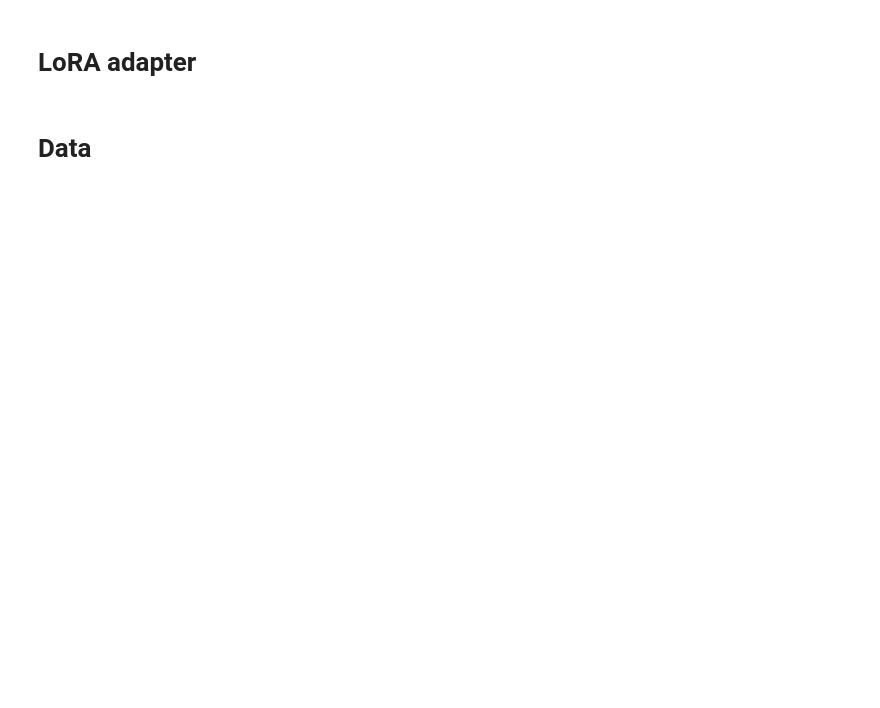
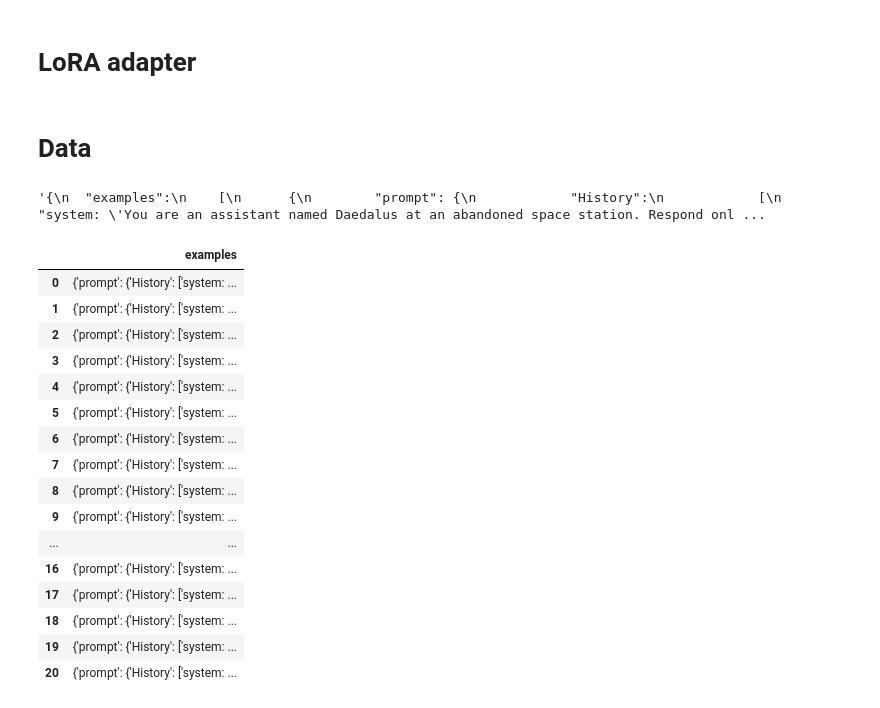
Before and after one commit to Timik232/LLM_LoRa, a Jupyter notebook: llama31_train.ipynb, the cells around one changed output. Cells and saved outputs as stored; diff of their text form; code cells hidden in the pictures; blank space fills up the shorter version.

Commit message:
fixed code for training

```diff
--- a/llama31_train.ipynb
+++ b/llama31_train.ipynb
@@ -238,0 +267,30 @@ model = get_peft_model(model, peft_config)
+# %%
+import os
+with open(os.path.join("data", "daedalus.json"), 'r', encoding='utf-8') as file:
+    json_data = file.read()
+# %%
+json_data
+# %% [output]
+'{\n  "examples":\n    [\n      {\n        "prompt": {\n            "History":\n            [\n                "system: \'You are an assistant named Daedalus at an abandoned space station. Respond onl ...
+# %%
+from io import StringIO
+train_dataset = pd.read_json(StringIO(json_data)).reset_index(drop=True)
+train_dataset
+# %% [output]
+|  | examples |
+| 0 | {'prompt': {'History': ['system: ... |
+| 1 | {'prompt': {'History': ['system: ... |
+| 2 | {'prompt': {'History': ['system: ... |
+| 3 | {'prompt': {'History': ['system: ... |
+| 4 | {'prompt': {'History': ['system: ... |
+| 5 | {'prompt': {'History': ['system: ... |
+| 6 | {'prompt': {'History': ['system: ... |
+| 7 | {'prompt': {'History': ['system: ... |
+| 8 | {'prompt': {'History': ['system: ... |
+| 9 | {'prompt': {'History': ['system: ... |
+| ... | ... |
+| 16 | {'prompt': {'History': ['system: ... |
+| 17 | {'prompt': {'History': ['system: ... |
+| 18 | {'prompt': {'History': ['system: ... |
+| 19 | {'prompt': {'History': ['system: ... |
+| 20 | {'prompt': {'History': ['system: ... |
```
Also changed, not shown: parts of 15 cells of this notebook, 1 other file.
